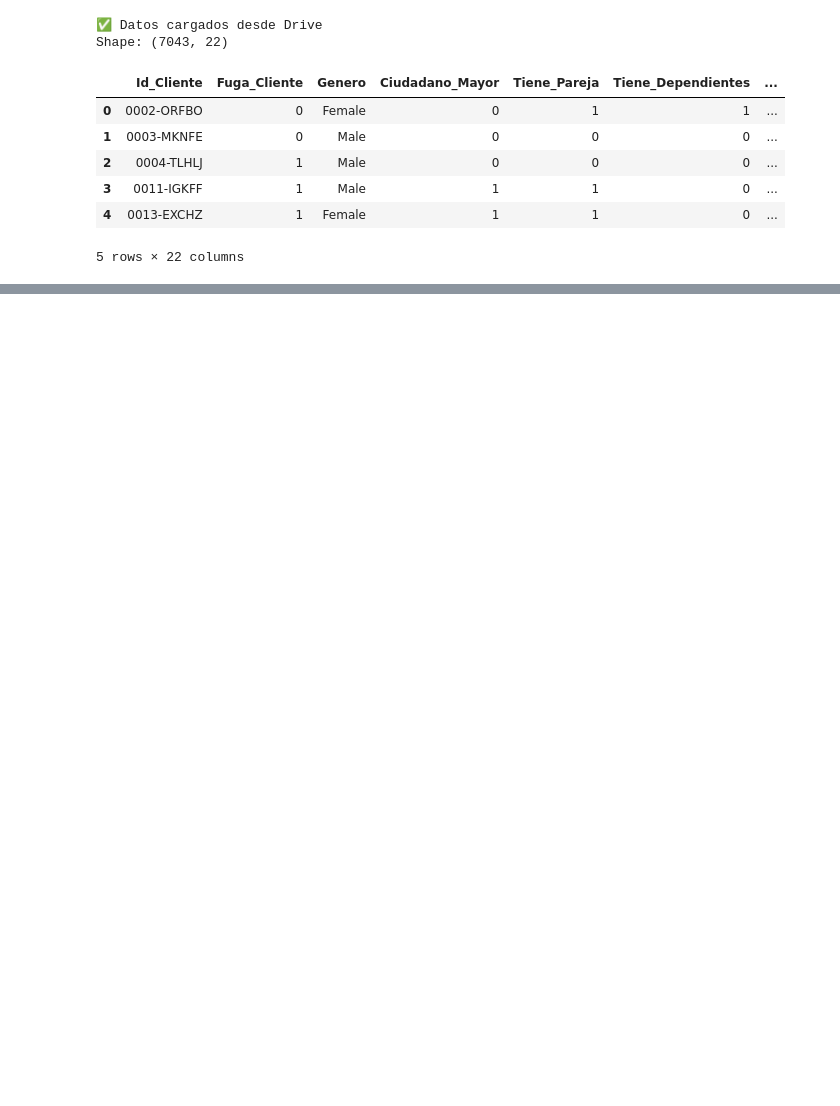
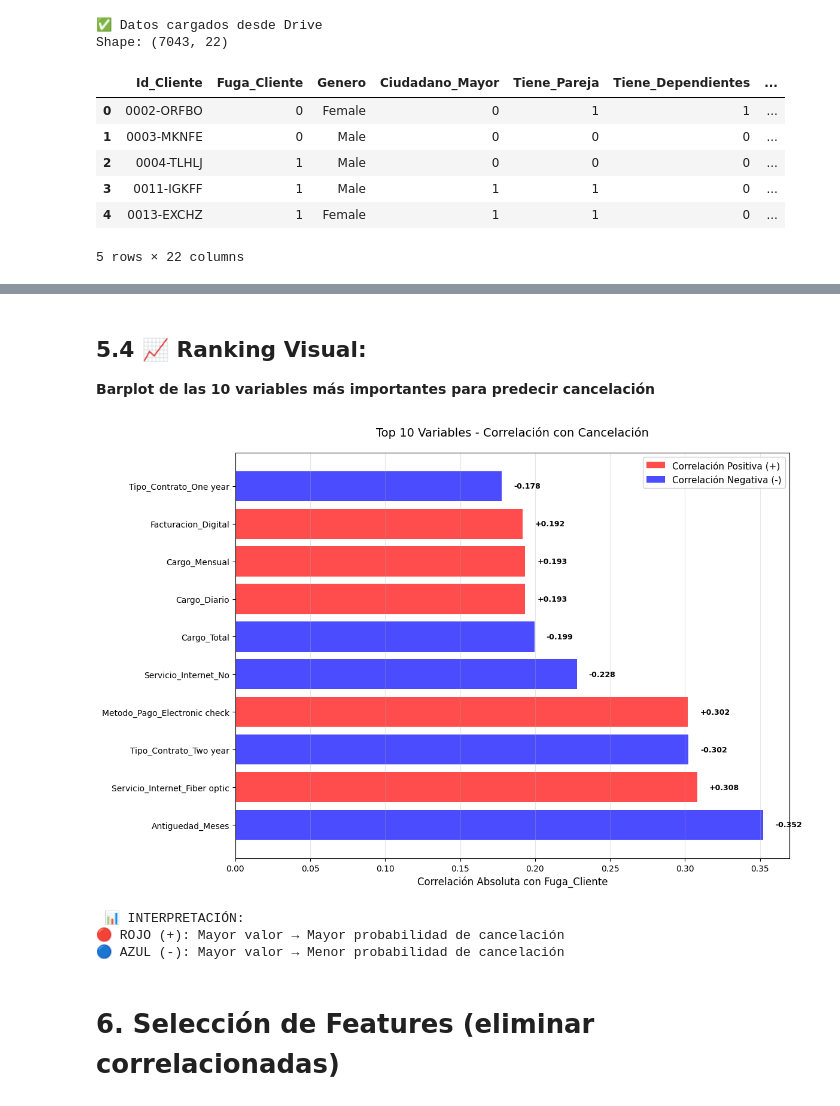
Before and after one commit to GuilleLondero/ML_challenge_one_DS_telecomX, a Jupyter notebook: Challenge_TelecomX2_ML.ipynb, the cells around one changed output, grey strips where cells are left out. Cells and saved outputs as stored; diff of their text form; code cells hidden in the pictures; blank space fills up the shorter version.

```diff
--- a/Challenge_TelecomX2_ML.ipynb
+++ b/Challenge_TelecomX2_ML.ipynb
@@ -34,0 +206,46 @@ df_ml_inicial.head()
+# %% [markdown]
+## **5.4 📈 Ranking Visual:**
+**Barplot de las 10 variables más importantes para predecir cancelación**
+# %%
+# 4. VISUALIZACIÓN: Correlaciones con Target
+
+plt.figure(figsize=(12, 8))
+target_corr_plot = target_correlations[1:11]  # Excluir Fuga_Cliente consigo misma
+
+# Obtener correlaciones originales (con signo)
+original_correlations = correlation_matrix['Fuga_Cliente'][target_corr_plot.index]
+colors = ['red' if x > 0 else 'blue' for x in original_correlations]
+
+# Crear gráfico
+bars = plt.barh(range(len(target_corr_plot)), target_corr_plot.values, color=colors, alpha=0.7)
+
+# Personalización
+plt.yticks(range(len(target_corr_plot)), target_corr_plot.index)
+plt.xlabel('Correlación Absoluta con Fuga_Cliente', fontsize=12)
+plt.title('Top 10 Variables - Correlación con Cancelación', fontsize=14, pad=20)
+plt.grid(axis='x', alpha=0.3)
+
+# LEYENDA EN POSICIÓN SUPERIOR DERECHA
+from matplotlib.patches import Patch
+legend_elements = [Patch(facecolor='red', alpha=0.7, label='Correlación Positiva (+)'),
+                   Patch(facecolor='blue', alpha=0.7, label='Correlación Negativa (-)')]
+plt.legend(handles=legend_elements, loc='upper right', fontsize=11, framealpha=0.9)
+
+# Agregar valores en las barras
+for i, (bar, corr_val) in enumerate(zip(bars, original_correlations)):
+    plt.text(bar.get_width() + 0.008, bar.get_y() + bar.get_height()/2,
+             f'{corr_val:+.3f}', ha='left', va='center', fontsize=9, fontweight='bold')
+
+plt.tight_layout()
+plt.show()
+
+print("\n 📊 INTERPRETACIÓN:")
+print("🔴 ROJO (+): Mayor valor → Mayor probabilidad de cancelación")
+print("🔵 AZUL (-): Mayor valor → Menor probabilidad de cancelación")
+# %% [output]
+[figure, added]
+ 📊 INTERPRETACIÓN:
+🔴 ROJO (+): Mayor valor → Mayor probabilidad de cancelación
+🔵 AZUL (-): Mayor valor → Menor probabilidad de cancelación
+# %% [markdown]
+# **6. Selección de Features (eliminar correlacionadas)**
```
Also changed, not shown: parts of 26 cells of this notebook.
